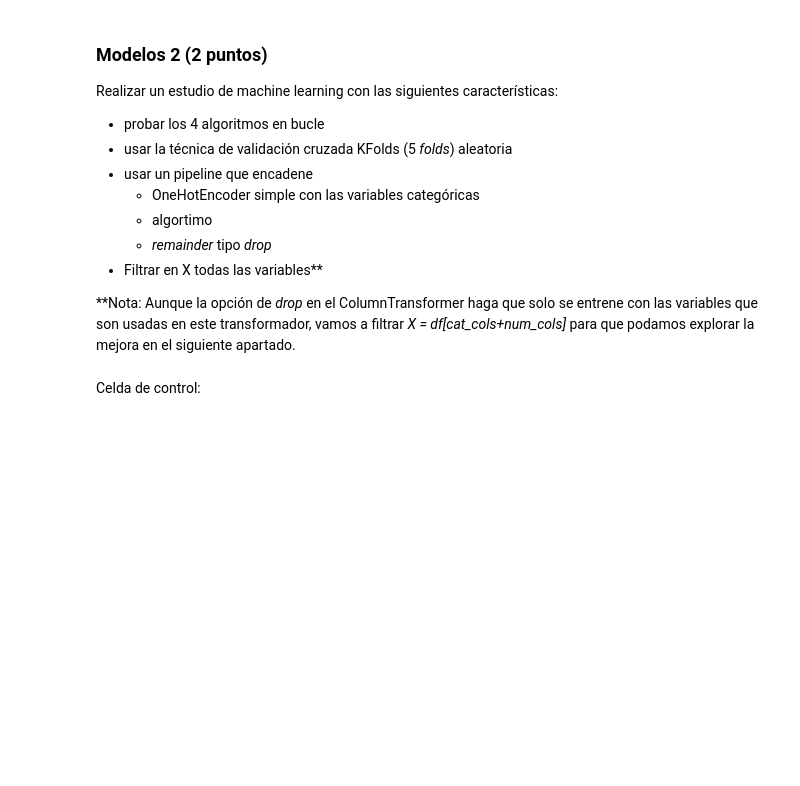
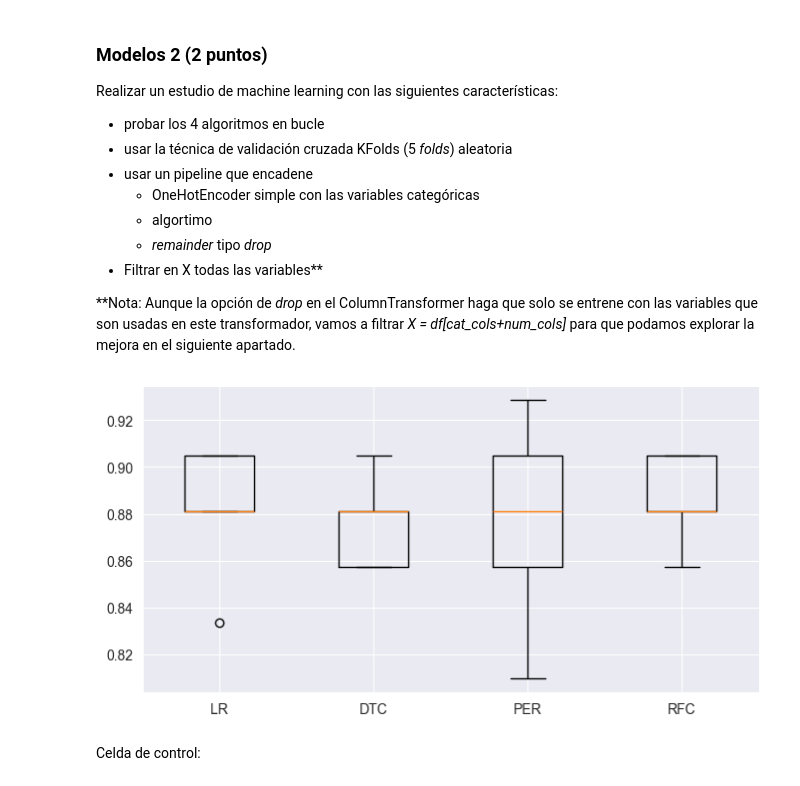
Before and after one commit to PabloPaezSheridan/Practicing-ML-Models, a Jupyter notebook: Solution/ejercicio2_pabloPaez.ipynb, the cells around one changed output. Saved outputs shown, nothing was run; the diff lists cells and outputs as text; code cells hidden in the pictures; blank space fills up the shorter version.

Commit message:
primeros modelos y evaluaciones

```diff
--- a/Solution/ejercicio2_pabloPaez.ipynb
+++ b/Solution/ejercicio2_pabloPaez.ipynb
@@ -218,3 +211,25 @@ boxplots_algorithms(results, names)
+# %%
+results = []
+names = []
+
+### Codigo del estudiante
+for name, model in models:
+
+    ctransformer = ColumnTransformer([('cat', OneHotEncoder(), cat_cols)],
+                                        remainder='drop')
+
+    pipeline = Pipeline([
+        ('transformer', ctransformer),
+        ('model', model)
+    ])
+
+    kfold = KFold(n_splits=5, shuffle=True, random_state=seed)
+    results.append(cross_val_score(pipeline,  df[cat_cols+num_cols], df[target], cv=kfold, scoring='accuracy'))
+    names.append(name)
+
+boxplots_algorithms(results, names)
+# %% [output]
+[figure, added]
 # %% [markdown]
 Celda de control:
 # %%
```
Also changed, not shown: parts of 3 cells of this notebook.
